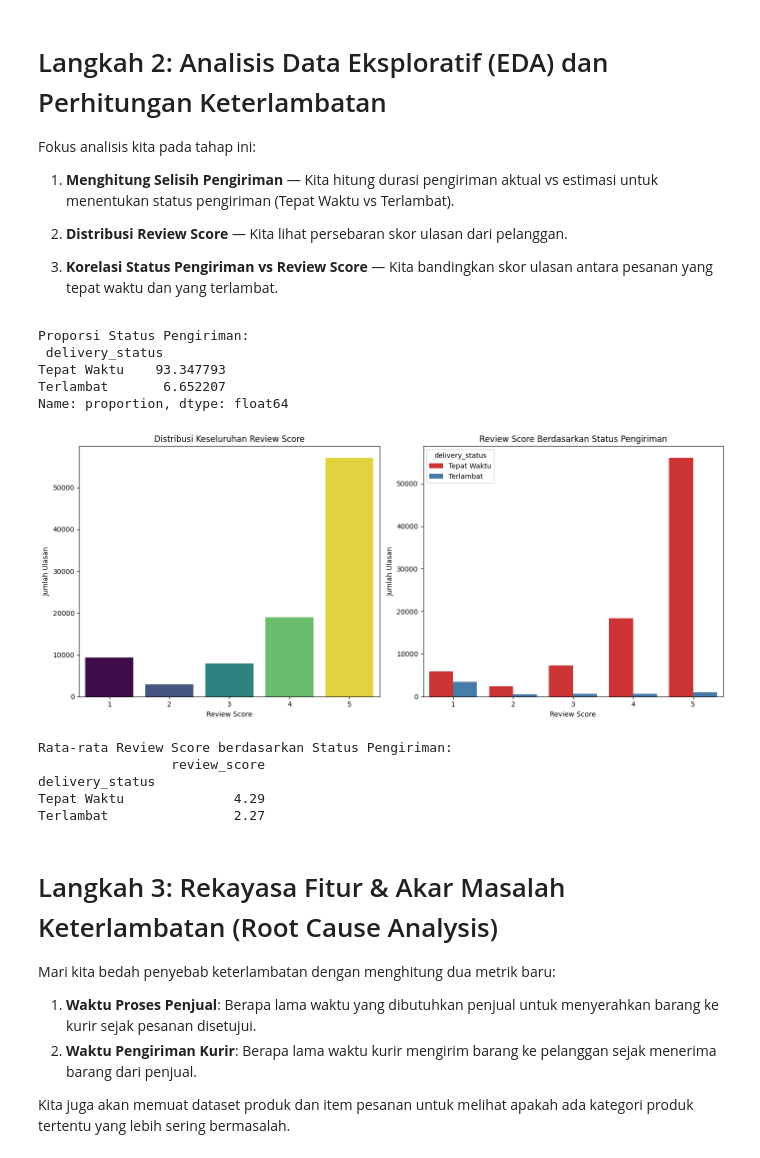
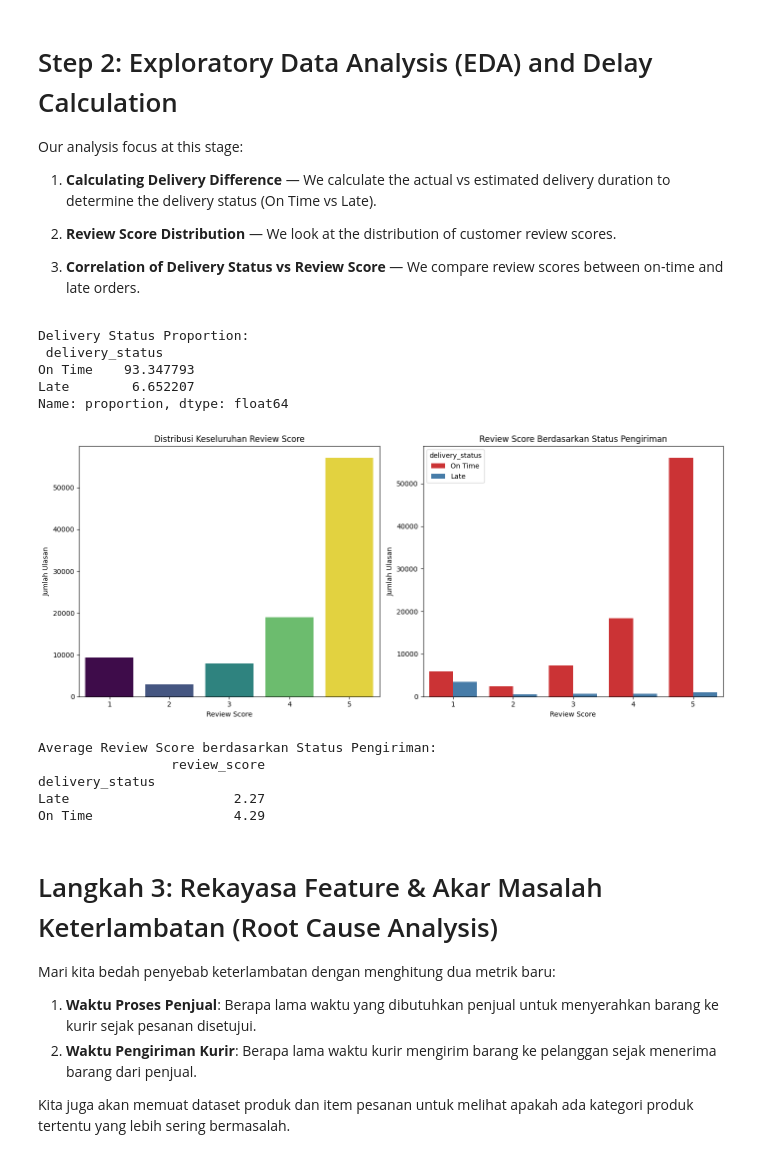
Before and after one commit to Althaf2406/olist-delivery-analytics, a Jupyter notebook: delivery_impact_on_reviews.ipynb, the cells around one changed output. Drawn from its saved outputs; the diff is of its cells as text; code cells hidden in the pictures.

```diff
--- a/delivery_impact_on_reviews.ipynb
+++ b/delivery_impact_on_reviews.ipynb
@@ -69,56 +69,56 @@ Jumlah baris setelah menghapus pesanan yang belum terkirim: 96359
 | 3 | 949d5b44dbf5de918fe9c16f97b45f8a | f88197465ea7920adcdbec7375364d82 | delivered | 2017-11-18 19:28:06 | 2017-11-18 19:45:59 | 2017-11-22 13:39:59 | ... |
 | 4 | ad21c59c0840e6cb83a9ceb5573f8159 | 8ab97904e6daea8866dbdbc4fb7aad2c | delivered | 2018-02-13 21:18:39 | 2018-02-13 22:20:29 | 2018-02-14 19:46:34 | ... |
 # %% [markdown]
-# Langkah 2: Analisis Data Eksploratif (EDA) dan Perhitungan Keterlambatan
+# Step 2: Exploratory Data Analysis (EDA) and Delay Calculation
 
-Fokus analisis kita pada tahap ini:
+Our analysis focus at this stage:
 
-1. **Menghitung Selisih Pengiriman** — Kita hitung durasi pengiriman aktual vs estimasi untuk menentukan status pengiriman (Tepat Waktu vs Terlambat).
+1. **Calculating Delivery Difference** — We calculate the actual vs estimated delivery duration to determine the delivery status (On Time vs Late).
 
-2. **Distribusi Review Score** — Kita lihat persebaran skor ulasan dari pelanggan.
+2. **Review Score Distribution** — We look at the distribution of customer review scores.
 
-3. **Korelasi Status Pengiriman vs Review Score** — Kita bandingkan skor ulasan antara pesanan yang tepat waktu dan yang terlambat.
+3. **Correlation of Delivery Status vs Review Score** — We compare review scores between on-time and late orders.
 # %%
 
 df_clean['delivery_delay_days'] = (df_clean['order_delivered_customer_date'] - df_clean['order_estimated_delivery_date']).dt.days
 
-df_clean['delivery_status'] = np.where(df_clean['delivery_delay_days'] > 0, 'Terlambat', 'Tepat Waktu')
+df_clean['delivery_status'] = np.where(df_clean['delivery_delay_days'] > 0, 'Late', 'On Time')
 
-print("Proporsi Status Pengiriman:\n", df_clean['delivery_status'].value_counts(normalize=True) * 100)
+print("Delivery Status Proportion:\n", df_clean['delivery_status'].value_counts(normalize=True) * 100)
 
 plt.figure(figsize=(14, 6))
 
 plt.subplot(1, 2, 1)
 sns.countplot(data=df_clean, x='review_score', hue='review_score', palette='viridis', legend=False)
 plt.title('Distribusi Keseluruhan Review Score')
 plt.xlabel('Review Score')
 plt.ylabel('Jumlah Ulasan')
 
 plt.subplot(1, 2, 2)
 sns.countplot(data=df_clean, x='review_score', hue='delivery_status', palette='Set1')
 plt.title('Review Score Berdasarkan Status Pengiriman')
 plt.xlabel('Review Score')
 plt.ylabel('Jumlah Ulasan')
 
 plt.tight_layout()
 plt.show()
 
-print("\nRata-rata Review Score berdasarkan Status Pengiriman:")
+print("\nAverage Review Score berdasarkan Status Pengiriman:")
 print(df_clean.groupby('delivery_status')[['review_score']].mean().round(2))
 # %% [output]
-Proporsi Status Pengiriman:
+Delivery Status Proportion:
  delivery_status
-Tepat Waktu    93.347793
-Terlambat       6.652207
+On Time    93.347793
+Late        6.652207
 Name: proportion, dtype: float64
-[figure, old version]
+[figure, new version]
-Rata-rata Review Score berdasarkan Status Pengiriman:
+Average Review Score berdasarkan Status Pengiriman:
                  review_score
 delivery_status
-Tepat Waktu              4.29
-Terlambat                2.27
+Late                     2.27
+On Time                  4.29
 # %% [markdown]
-# Langkah 3: Rekayasa Fitur & Akar Masalah Keterlambatan (Root Cause Analysis)
+# Langkah 3: Rekayasa Feature & Akar Masalah Keterlambatan (Root Cause Analysis)
 
 Mari kita bedah penyebab keterlambatan dengan menghitung dua metrik baru:
 1. **Waktu Proses Penjual**: Berapa lama waktu yang dibutuhkan penjual untuk menyerahkan barang ke kurir sejak pesanan disetujui.
```
Also changed, not shown: parts of 11 cells of this notebook.
